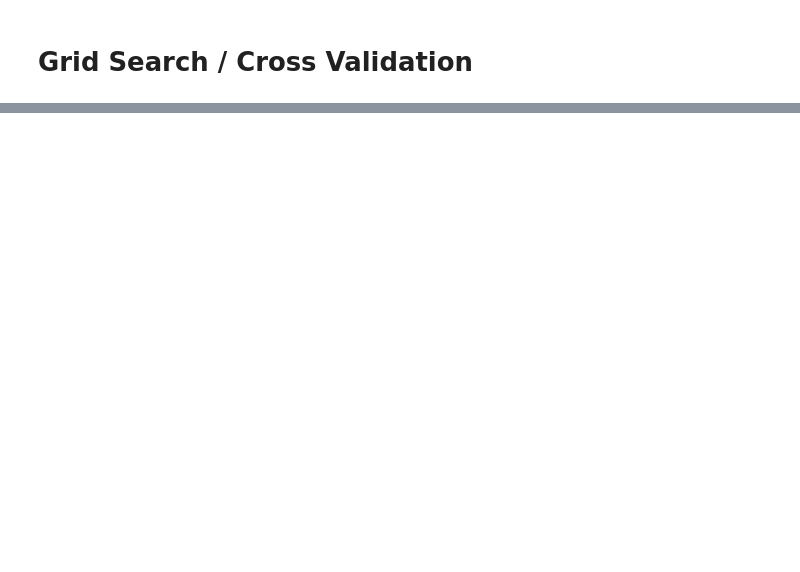
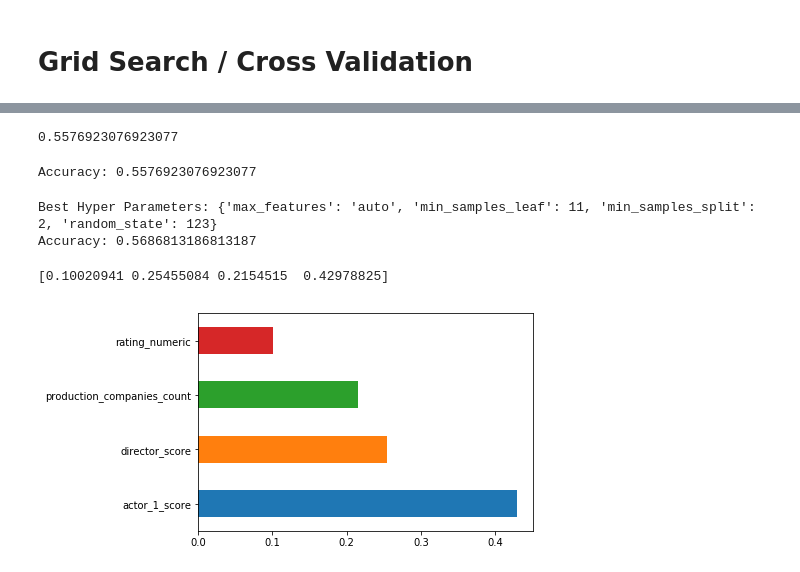
Before and after one commit to styrofomeBoots/project_3, a Jupyter notebook: bryan_workbook.ipynb, the cells around one changed output, grey strips where cells are left out. Saved outputs shown, nothing was run; the diff lists cells and outputs as text; code cells hidden in the pictures; blank space fills up the shorter version.

```diff
--- a/bryan_workbook.ipynb
+++ b/bryan_workbook.ipynb
@@ -318,0 +332,14 @@ con.close()
+# %%
+# Create, fit, and score a Random Forest Classifier
+rf = RandomForestClassifier(n_estimators=500)
+rf = rf.fit(X_train_scaled, y_train)
+rf.score(X_test_scaled, y_test)
+# %% [output]
+0.5576923076923077
+# %%
+# validating scores
+from sklearn import metrics
+prediction=rf.predict(X_test_scaled)
+print("Accuracy:",metrics.accuracy_score(prediction,y_test))
+# %% [output]
+Accuracy: 0.5576923076923077
@@ -318,0 +352,25 @@ con.close()
+# %%
+#Making models with hyper parameters sets
+model1 = GridSearchCV(rf, param_grid=params, n_jobs=-1)
+#Learning
+model1.fit(X_train_scaled,y_train)
+#The best hyper parameters set
+print("Best Hyper Parameters:",model1.best_params_)
+#Prediction
+prediction=model1.predict(X_test_scaled)
+#evaluation(Accuracy)
+print("Accuracy:",metrics.accuracy_score(prediction,y_test))
+# %% [output]
+Best Hyper Parameters: {'max_features': 'auto', 'min_samples_leaf': 11, 'min_samples_split': 2, 'random_state': 123}
+Accuracy: 0.5686813186813187
+# %%
+print(rf.feature_importances_)
+# %% [output]
+[0.10020941 0.25455084 0.2154515  0.42978825]
+# %%
+#plot graph of feature importances for better visualization
+feat_importances = pd.Series(rf.feature_importances_, index=X.columns)
+feat_importances.nlargest(10).plot(kind='barh')
+plt.show()
+# %% [output]
+[figure, added]
```
Also changed, not shown: parts of 27 cells of this notebook.
